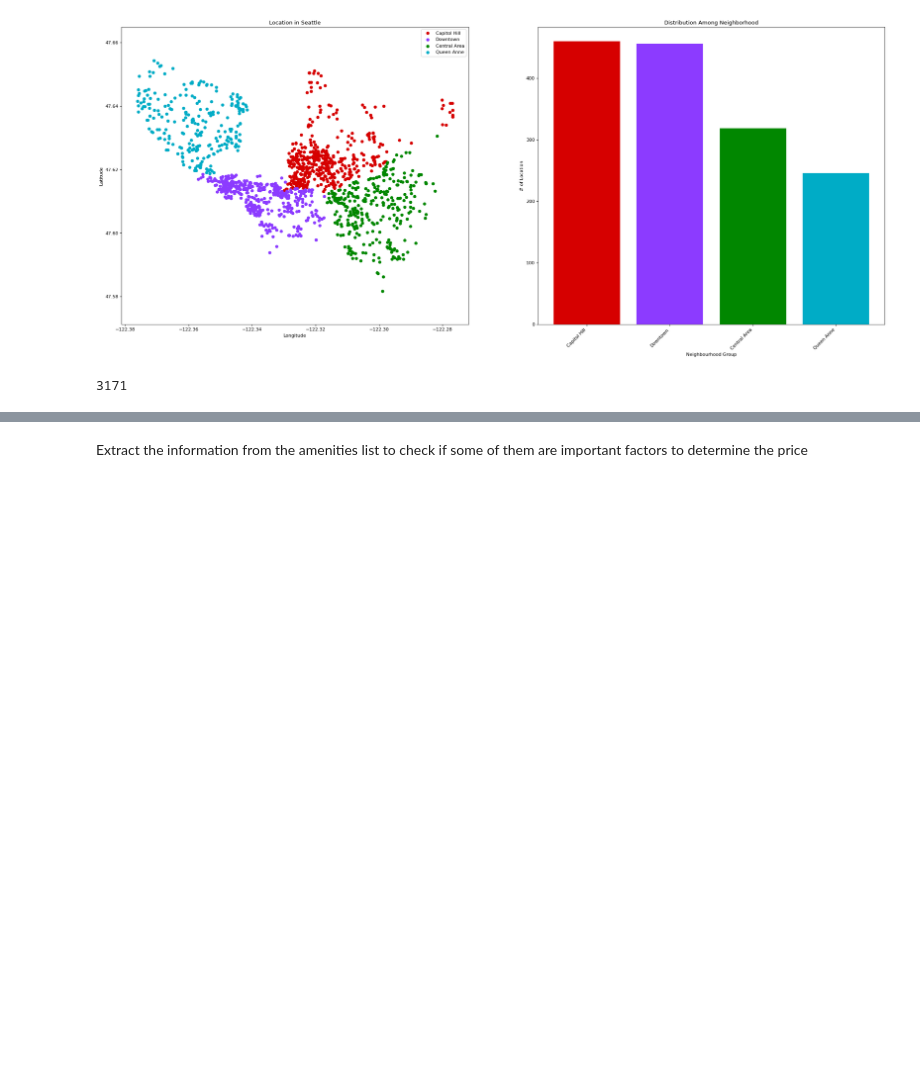
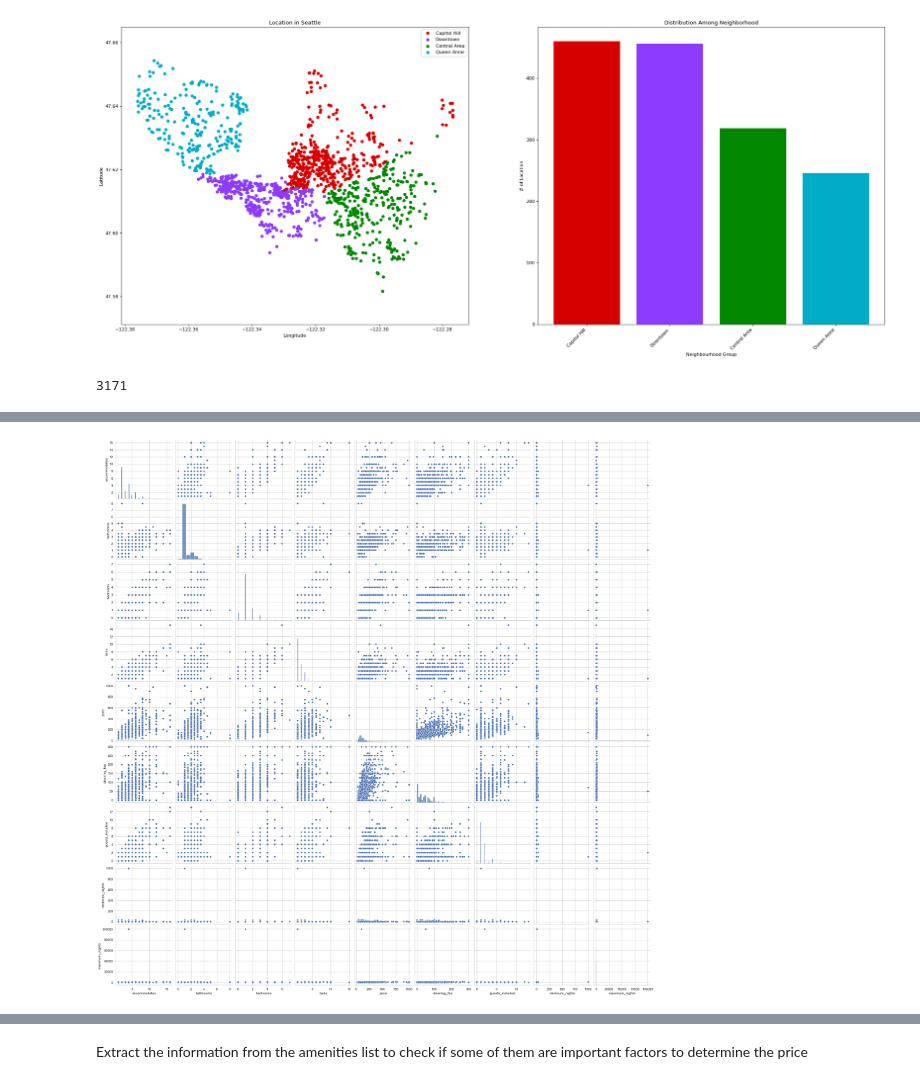
Before and after one commit to gek20/Write_a_Data_Science_Blog_Post, a Jupyter notebook: data_preprocessing.ipynb, the cells around one changed output, grey strips where cells are left out. Saved outputs shown, nothing was run; the diff lists cells and outputs as text; code cells hidden in the pictures; blank space fills up the shorter version.

```diff
--- a/data_preprocessing.ipynb
+++ b/data_preprocessing.ipynb
@@ -251,0 +283,6 @@ print(total_apt)
+# %%
+sns.set(style = 'whitegrid',context = 'notebook')
+sns.pairplot(listing[col_corr],height=3)
+plt.show()
+# %% [output]
+[figure, added]
```
Also changed, not shown: parts of 20 cells of this notebook, 2 other files.
